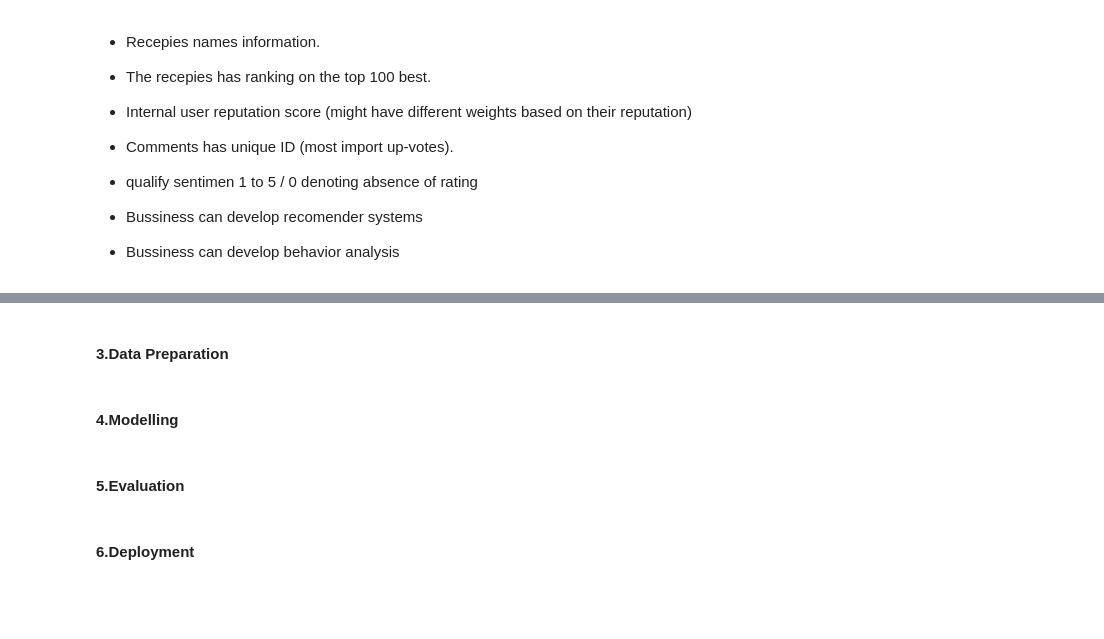
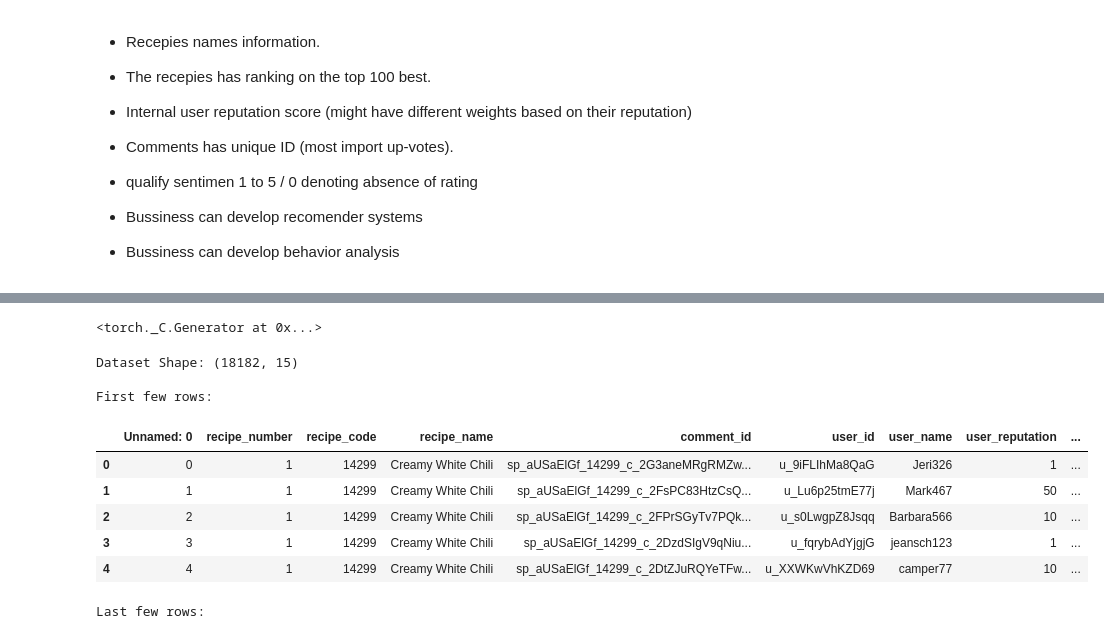
Before and after one commit to Geovannyy/Geovannyy-ML-DM-with-Python-and-Azure-ML-Studio, a Jupyter notebook: notebooks/Task_3_Sentiment_Analysis.ipynb, the cells around one changed output, grey strips where cells are left out. Drawn from its saved outputs; the diff is of its cells as text; code cells hidden in the pictures; blank space fills up the shorter version.

```diff
--- a/notebooks/Task_3_Sentiment_Analysis.ipynb
+++ b/notebooks/Task_3_Sentiment_Analysis.ipynb
@@ -25,8 +25,47 @@
-# %% [markdown]
-#### 3.Data Preparation
-# %% [markdown]
-#### 4.Modelling
-# %% [markdown]
-#### 5.Evaluation
-# %% [markdown]
-#### 6.Deployment
+# %%
+# Core libraries
+import numpy as np
+import pandas as pd
+from pathlib import Path
+import json
+
+# Visualization
+import matplotlib.pyplot as plt
+import seaborn as sns
+
+# PyTorch and ML
+import torch
+from transformers import (
+    AutoTokenizer,
+    AutoModelForSequenceClassification
+)
+from sklearn.model_selection import train_test_split
+
+# Progress tracking
+from tqdm import tqdm
+
+# Set random seed
+torch.manual_seed(92)
+# %% [output]
+<torch._C.Generator at 0x...>
+# %%
+# Load dataset
+df = pd.read_csv("../data/raw/Recipe Reviews and User Feedback Dataset.csv")
+
+# Display basic information
+print("Dataset Shape:", df.shape)
+print("\nFirst few rows:")
+display(df.head())
+print("\nLast few rows:")
+display(df.tail())
+# %% [output]
+Dataset Shape: (18182, 15)
+
+First few rows:
+|  | Unnamed: 0 | recipe_number | recipe_code | recipe_name | comment_id | user_id | user_name | user_reputation | ... |
+| 0 | 0 | 1 | 14299 | Creamy White Chili | sp_aUSaElGf_14299_c_2G3aneMRgRMZw... | u_9iFLIhMa8QaG | Jeri326 | 1 | ... |
+| 1 | 1 | 1 | 14299 | Creamy White Chili | sp_aUSaElGf_14299_c_2FsPC83HtzCsQ... | u_Lu6p25tmE77j | Mark467 | 50 | ... |
+| 2 | 2 | 1 | 14299 | Creamy White Chili | sp_aUSaElGf_14299_c_2FPrSGyTv7PQk... | u_s0LwgpZ8Jsqq | Barbara566 | 10 | ... |
+| 3 | 3 | 1 | 14299 | Creamy White Chili | sp_aUSaElGf_14299_c_2DzdSIgV9qNiu... | u_fqrybAdYjgjG | jeansch123 | 1 | ... |
+| 4 | 4 | 1 | 14299 | Creamy White Chili | sp_aUSaElGf_14299_c_2DtZJuRQYeTFw... | u_XXWKwVhKZD69 | camper77 | 10 | ... |
+Last few rows:
```
Also changed, not shown: parts of 16 cells of this notebook, 3 other files.
